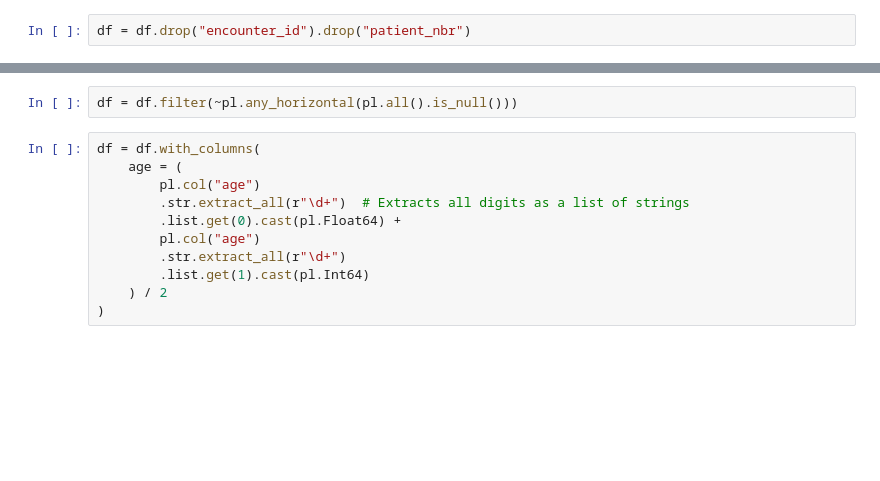
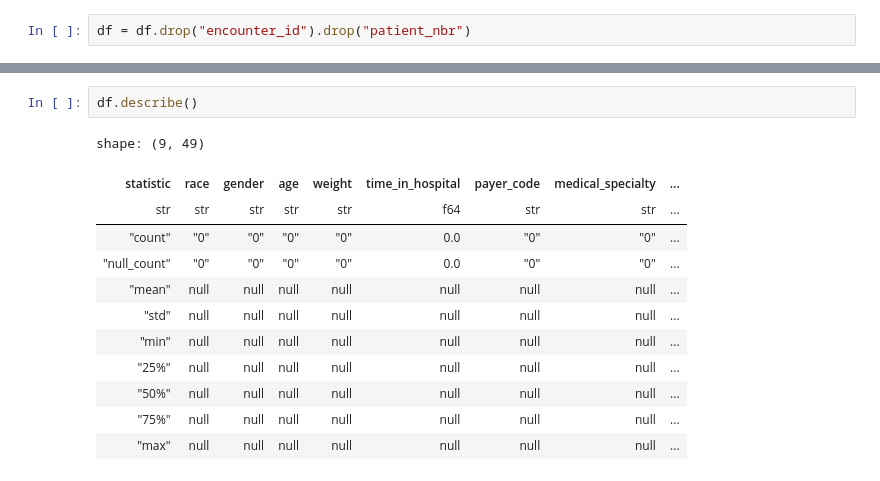
Before and after one commit to raginggoosedev/dataquest-2026, a Jupyter notebook: 01_preprocessing/02_cleaning.ipynb, the cells around one changed output, grey strips where cells are left out. Drawn from its saved outputs; the diff is of its cells as text; blank space fills up the shorter version.

```diff
--- a/01_preprocessing/02_cleaning.ipynb
+++ b/01_preprocessing/02_cleaning.ipynb
@@ -85,13 +84,15 @@ shape: (101_766, 48)
 # %%
-df = df.filter(~pl.any_horizontal(pl.all().is_null()))
+df.describe()
+# %% [output]
+shape: (9, 49)
+| statistic | race | gender | age | weight | time_in_hospital | payer_code | medical_specialty | ... |
+| str | str | str | str | str | f64 | str | str | ... |
+| "count" | "0" | "0" | "0" | "0" | 0.0 | "0" | "0" | ... |
+| "null_count" | "0" | "0" | "0" | "0" | 0.0 | "0" | "0" | ... |
+| "mean" | null | null | null | null | null | null | null | ... |
+| "std" | null | null | null | null | null | null | null | ... |
+| "min" | null | null | null | null | null | null | null | ... |
+| "25%" | null | null | null | null | null | null | null | ... |
+| "50%" | null | null | null | null | null | null | null | ... |
+| "75%" | null | null | null | null | null | null | null | ... |
+| "max" | null | null | null | null | null | null | null | ... |
-# %%
-df = df.with_columns(
-    age = (
-        pl.col("age")
-        .str.extract_all(r"\d+")  # Extracts all digits as a list of strings
-        .list.get(0).cast(pl.Float64) +
-        pl.col("age")
-        .str.extract_all(r"\d+")
-        .list.get(1).cast(pl.Int64)
-    ) / 2
-)
```
Also changed, not shown: parts of 7 cells of this notebook, 8 other files.
